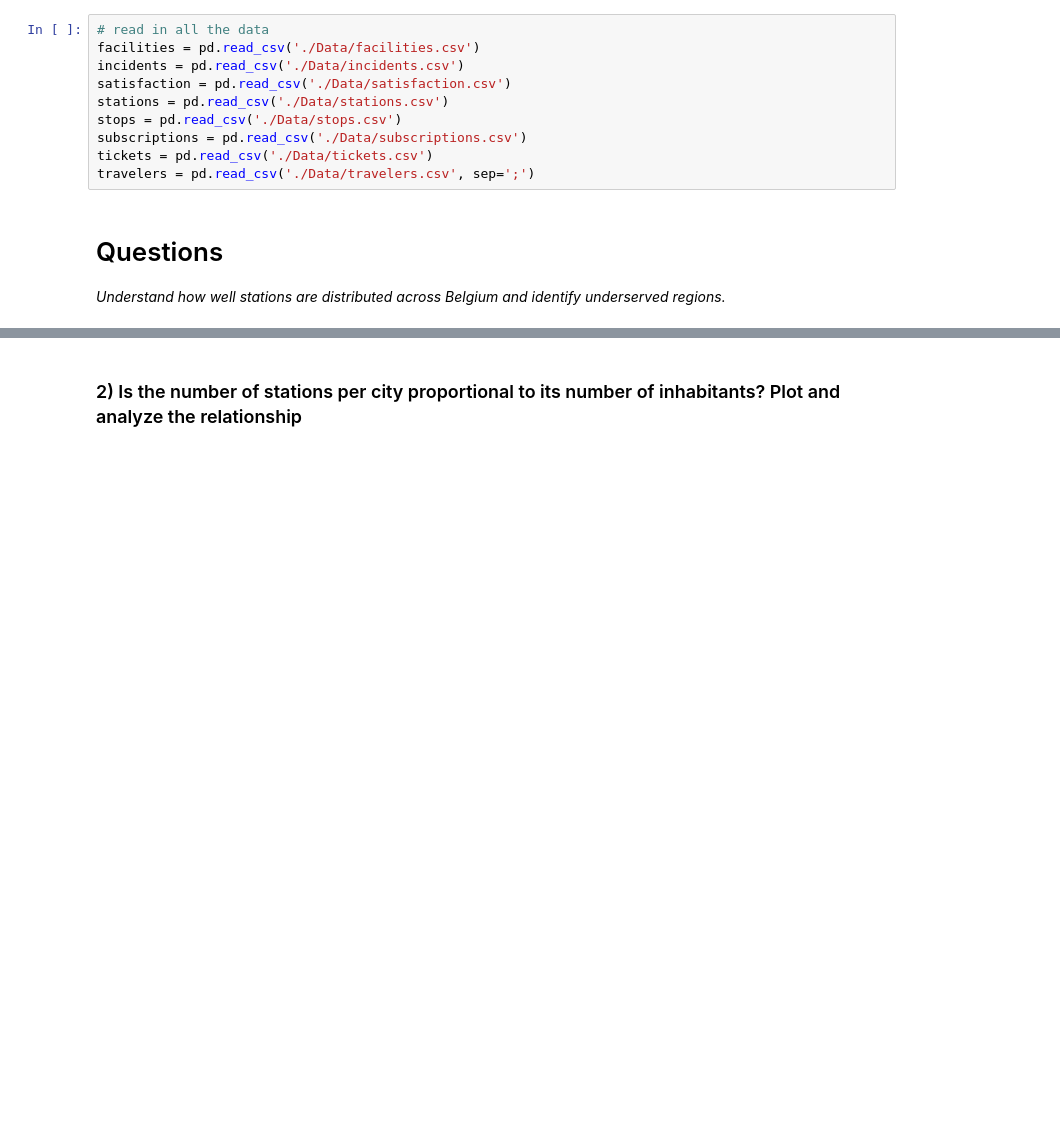
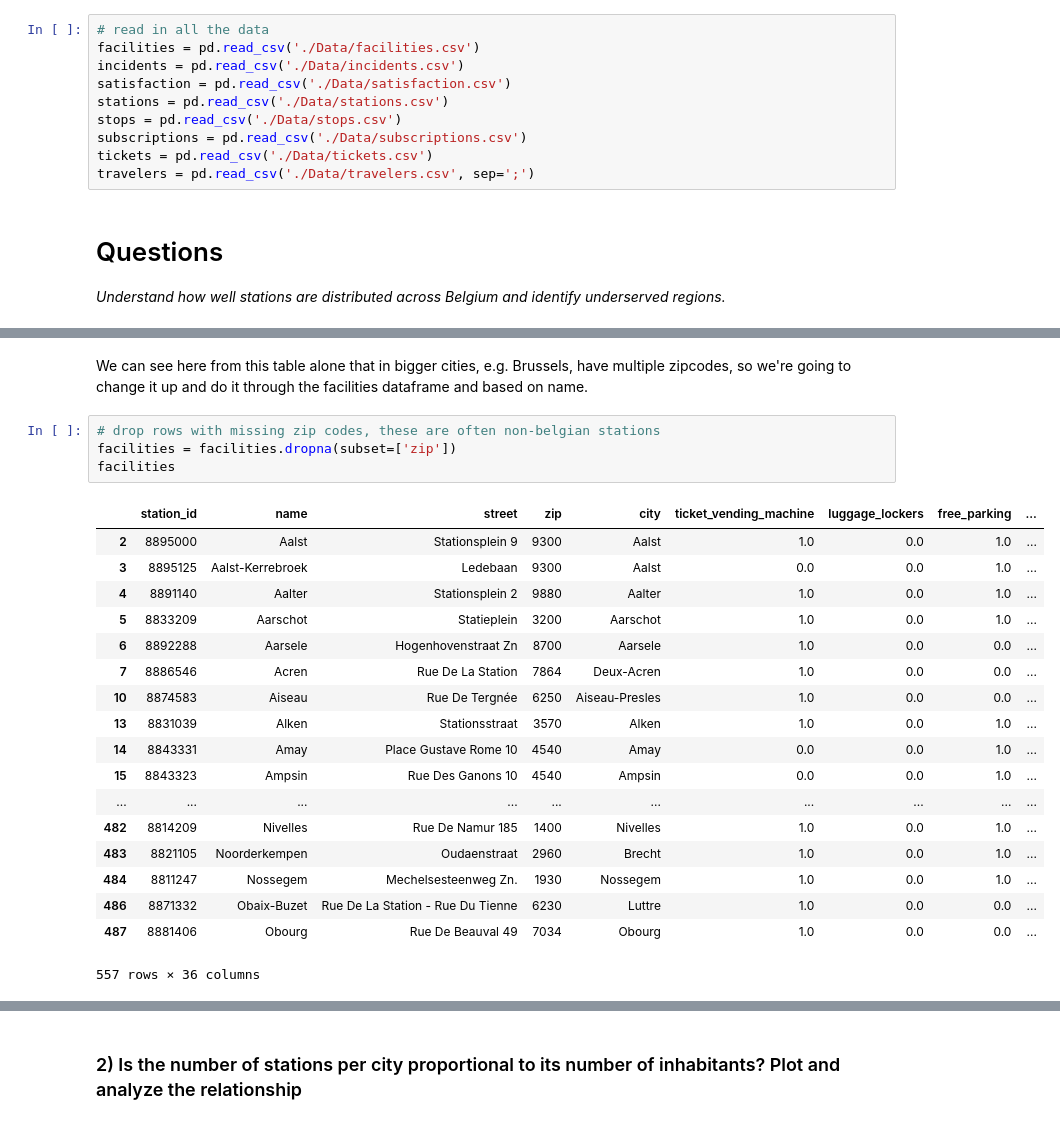
Before and after one commit to Mathissemeynen/ACRM-group-11, a Jupyter notebook: StationCoverageAccesibility.ipynb, the cells around one changed output, grey strips where cells are left out. Cells and saved outputs as stored; diff of their text form; blank space fills up the shorter version.

```diff
--- a/StationCoverageAccesibility.ipynb
+++ b/StationCoverageAccesibility.ipynb
@@ -62,0 +128,25 @@ station_counts['highlight'] = station_counts['num_stations'].apply(lambda x: 'Mu
+# %% [markdown]
+We can see here from this table alone that in bigger cities, e.g. Brussels, have multiple zipcodes, so we're going to change it up and do it through the facilities dataframe and based on name.
+# %%
+# drop rows with missing zip codes, these are often non-belgian stations
+facilities = facilities.dropna(subset=['zip'])
+facilities
+# %% [output]
+|  | station_id | name | street | zip | city | ticket_vending_machine | luggage_lockers | free_parking | ... |
+| 2 | 8895000 | Aalst | Stationsplein 9 | 9300 | Aalst | 1.0 | 0.0 | 1.0 | ... |
+| 3 | 8895125 | Aalst-Kerrebroek | Ledebaan | 9300 | Aalst | 0.0 | 0.0 | 1.0 | ... |
+| 4 | 8891140 | Aalter | Stationsplein 2 | 9880 | Aalter | 1.0 | 0.0 | 1.0 | ... |
+| 5 | 8833209 | Aarschot | Statieplein | 3200 | Aarschot | 1.0 | 0.0 | 1.0 | ... |
+| 6 | 8892288 | Aarsele | Hogenhovenstraat Zn | 8700 | Aarsele | 1.0 | 0.0 | 0.0 | ... |
+| 7 | 8886546 | Acren | Rue De La Station | 7864 | Deux-Acren | 1.0 | 0.0 | 0.0 | ... |
+| 10 | 8874583 | Aiseau | Rue De Tergnée | 6250 | Aiseau-Presles | 1.0 | 0.0 | 0.0 | ... |
+| 13 | 8831039 | Alken | Stationsstraat | 3570 | Alken | 1.0 | 0.0 | 1.0 | ... |
+| 14 | 8843331 | Amay | Place Gustave Rome 10 | 4540 | Amay | 0.0 | 0.0 | 1.0 | ... |
+| 15 | 8843323 | Ampsin | Rue Des Ganons 10 | 4540 | Ampsin | 0.0 | 0.0 | 1.0 | ... |
+| ... | ... | ... | ... | ... | ... | ... | ... | ... | ... |
+| 482 | 8814209 | Nivelles | Rue De Namur 185 | 1400 | Nivelles | 1.0 | 0.0 | 1.0 | ... |
+| 483 | 8821105 | Noorderkempen | Oudaenstraat | 2960 | Brecht | 1.0 | 0.0 | 1.0 | ... |
+| 484 | 8811247 | Nossegem | Mechelsesteenweg Zn. | 1930 | Nossegem | 1.0 | 0.0 | 1.0 | ... |
+| 486 | 8871332 | Obaix-Buzet | Rue De La Station - Rue Du Tienne | 6230 | Luttre | 1.0 | 0.0 | 0.0 | ... |
+| 487 | 8881406 | Obourg | Rue De Beauval 49 | 7034 | Obourg | 1.0 | 0.0 | 0.0 | ... |
+557 rows × 36 columns
```
Also changed, not shown: parts of 18 cells of this notebook.
